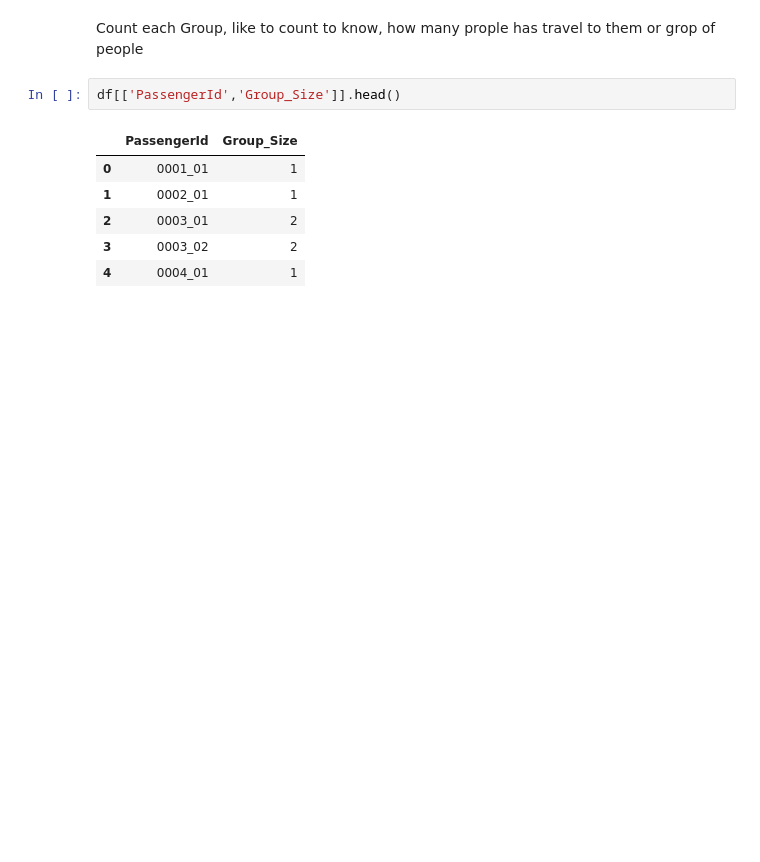
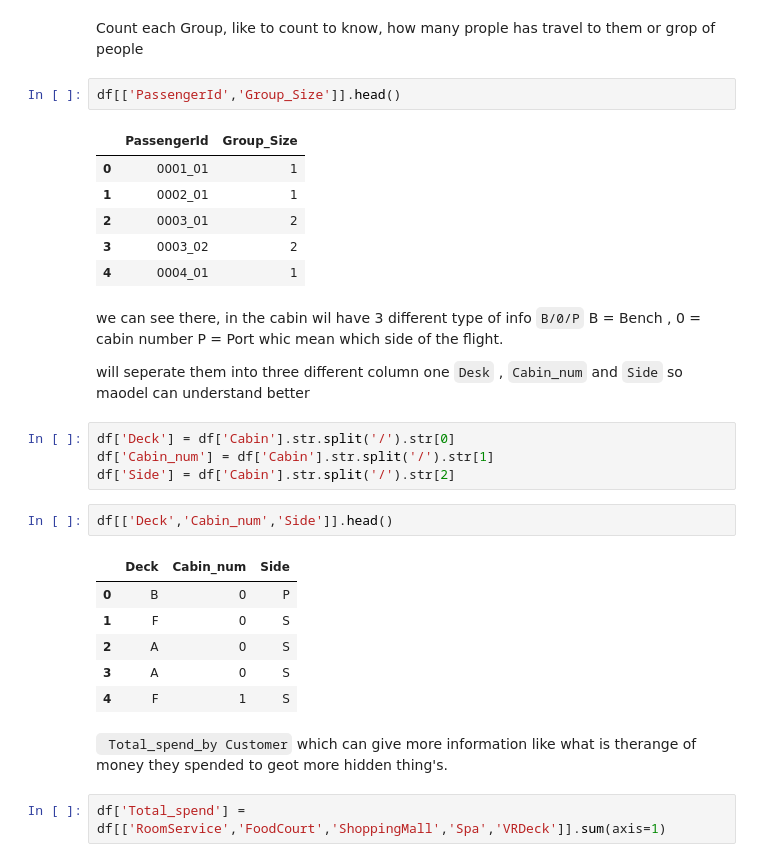
Before and after one commit to sevathangowtham/Spaceship-Titanic, a Jupyter notebook: spaceship-titanic.ipynb, the cells around one changed output. Drawn from its saved outputs; the diff is of its cells as text; blank space fills up the shorter version.

````diff
--- a/spaceship-titanic.ipynb
+++ b/spaceship-titanic.ipynb
@@ -173,3 +173,25 @@ df[['PassengerId','Group_Size']].head()
 | 2 | 0003_01 | 2 |
 | 3 | 0003_02 | 2 |
 | 4 | 0004_01 | 1 |
+# %% [markdown]
+we can see there,
+in the cabin wil have 3 different type of info ```B/0/P``` B = Bench , 0 = cabin number P = Port whic mean which side of the flight.
+
+will seperate them into three different column one ```Desk``` , ```Cabin_num``` and ```Side``` so maodel can understand better
+# %%
+df['Deck'] = df['Cabin'].str.split('/').str[0]
+df['Cabin_num'] = df['Cabin'].str.split('/').str[1]
+df['Side'] = df['Cabin'].str.split('/').str[2]
+# %%
+df[['Deck','Cabin_num','Side']].head()
+# %% [output]
+|  | Deck | Cabin_num | Side |
+| 0 | B | 0 | P |
+| 1 | F | 0 | S |
+| 2 | A | 0 | S |
+| 3 | A | 0 | S |
+| 4 | F | 1 | S |
+# %% [markdown]
+``` Total_spend_by Customer``` which can give more information like what is therange of money they spended to geot more hidden thing's.
+# %%
+df['Total_spend'] = df[['RoomService','FoodCourt','ShoppingMall','Spa','VRDeck']].sum(axis=1)
````
Also changed, not shown: parts of 11 cells of this notebook.
